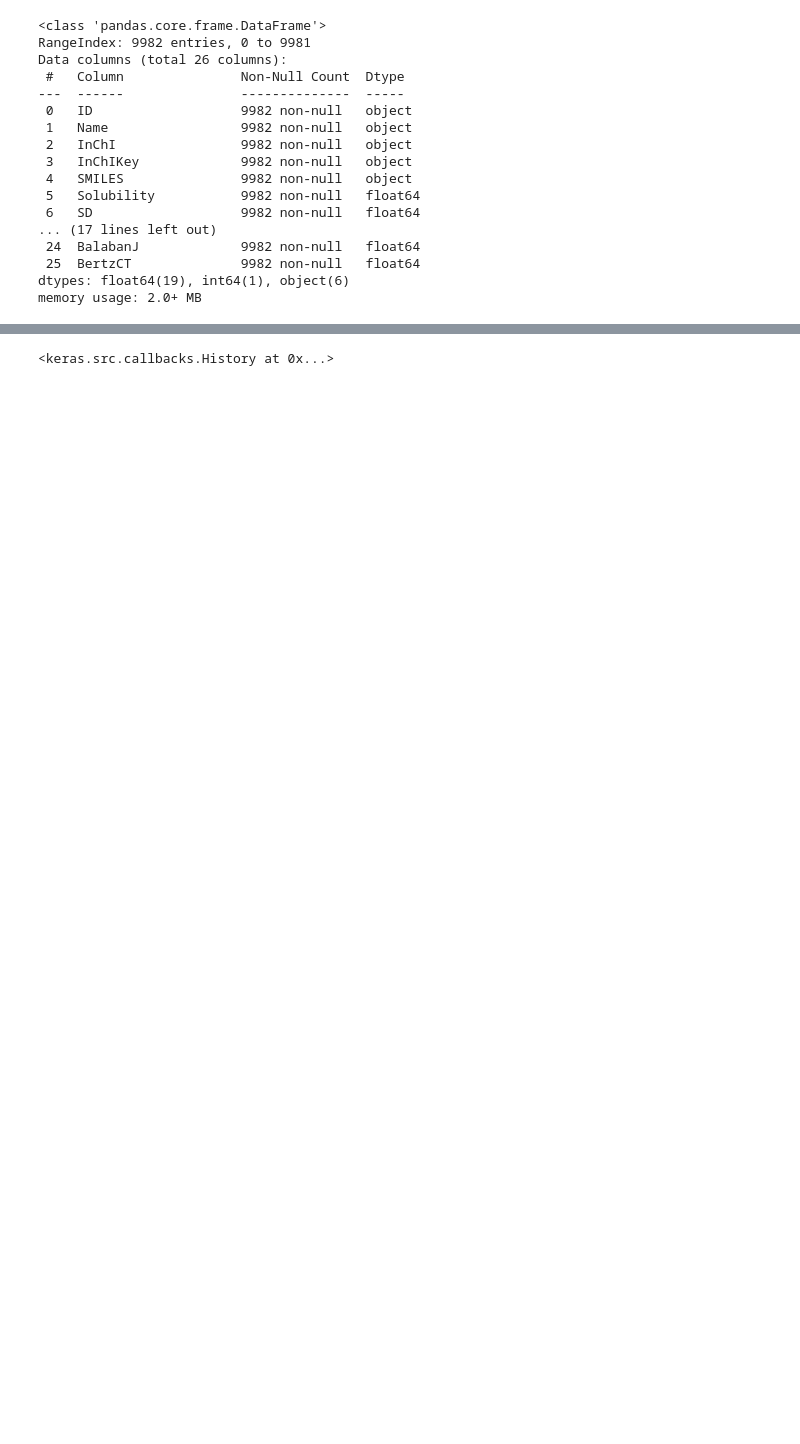
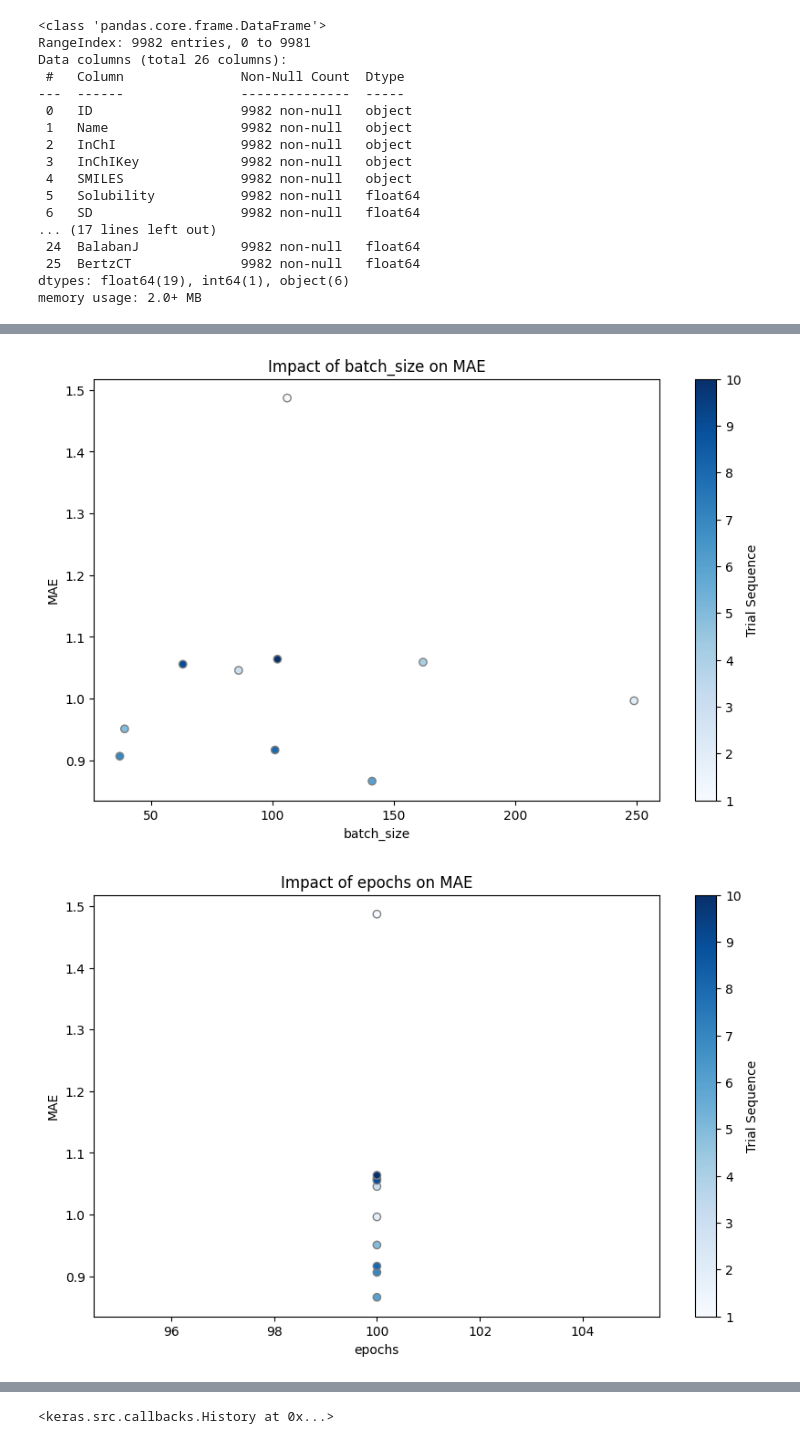
Before and after one commit to raznava/NN_architecture, a Jupyter notebook: NN_architecture_Bayes.ipynb, the cells around one changed output, grey strips where cells are left out. Saved outputs shown, nothing was run; the diff lists cells and outputs as text; code cells hidden in the pictures; blank space fills up the shorter version.

```diff
--- a/NN_architecture_Bayes.ipynb
+++ b/NN_architecture_Bayes.ipynb
@@ -332,0 +328,24 @@ y_test = pd.DataFrame(y_test, index=y_test.index, columns=['Solubility'])
+# %%
+# Create individual plots to see hyperparameter optimization
+#Load CSV
+df = pd.read_csv(f'{path_to_save}{model_name}_hyp_MAE.csv')
+
+# Assuming you want to plot 'hyperparameter_x' vs 'MAE', and use 'trial_number' for color
+
+df['trial_number'] = df.index + 1
+
+# Choose a blue colormap
+cmap_n = plt.get_cmap('Blues')
+
+# Plot each hyperparameter against MAE
+for col in df.columns[:-2]:  # Exclude MAE and Trial Number columns
+    plt.figure(figsize=(10, 6))
+    plt.scatter(df[col], df['MAE'], c=df['trial_number'], cmap=cmap_n, edgecolor='grey')
+    plt.colorbar(label='Trial Sequence')
+    plt.title(f'Impact of {col} on MAE')
+    plt.xlabel(col)
+    plt.ylabel('MAE')
+    plt.show()
+# %% [output]
+[figure, added]
+[figure, added]
```
Also changed, not shown: parts of 51 cells of this notebook.
